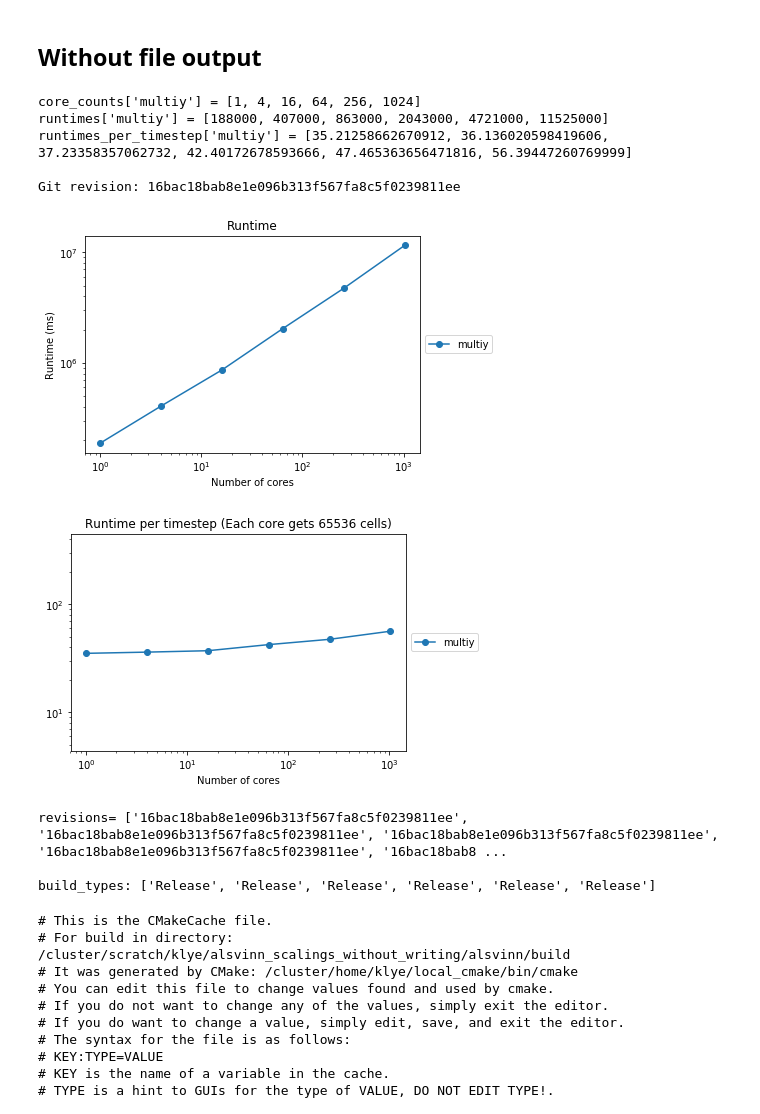
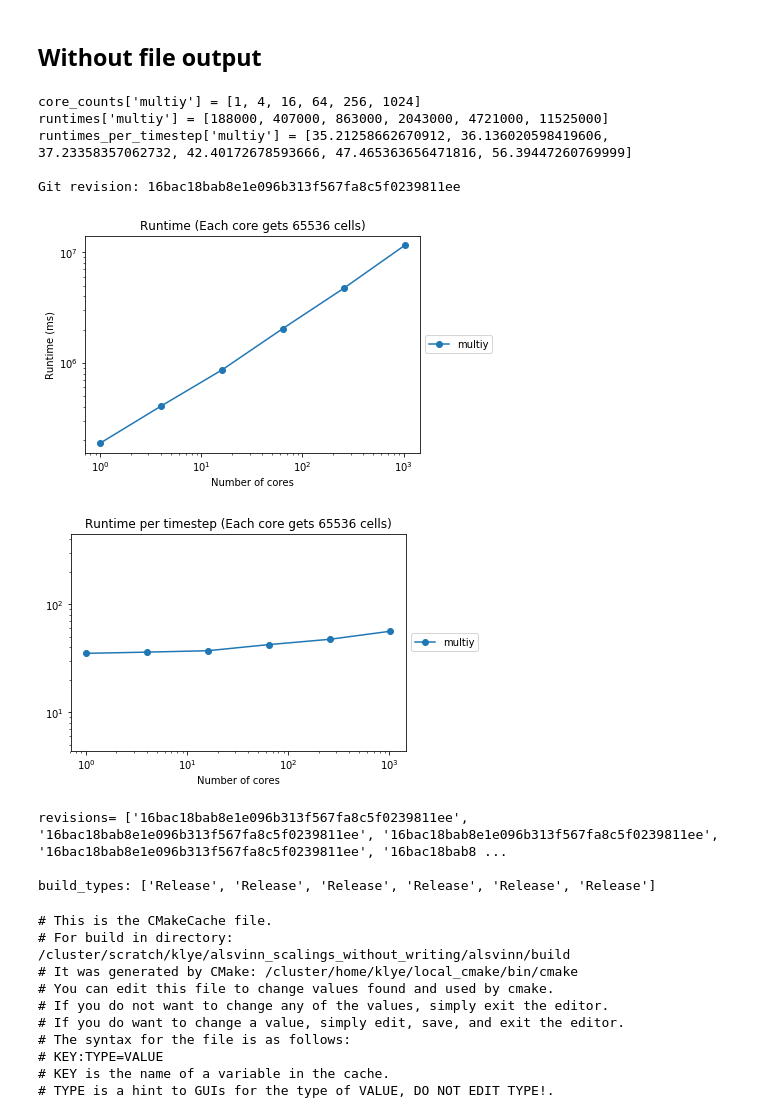
Before and after one commit to kjetil-lye/alsvinn_scalings, a Jupyter notebook: reports/WeakScalingReport_euler_beta_without_write_20180214.ipynb, the cells around one changed output. Cells and saved outputs as stored; diff of their text form; code cells hidden in the pictures.

```diff
--- a/reports/WeakScalingReport_euler_beta_without_write_20180214.ipynb
+++ b/reports/WeakScalingReport_euler_beta_without_write_20180214.ipynb
@@ -121,7 +121,7 @@ for setup in setups:
         if len(runtimes) == 0:
             continue
         plt.figure(0)
-        plt.title("Runtime")
+        plt.title("Runtime (Each core gets %d cells)" % (resolutions[0]*resolutions[0]))
         plt.loglog(core_counts, runtimes, '-o',label=setup)
         plt.xlabel('Number of cores')
         plt.ylabel('Runtime (ms)')
@@ -133,34 +133,34 @@ for setup in setups:
         plt.title("Runtime per timestep (Each core gets %d cells)" % (resolutions[0]*resolutions[0]))
         plt.loglog(core_counts, runtimes_per_timestep, '-o',label=setup)
         plt.xlabel('Number of cores')
         plt.ylim([min(runtimes_per_timestep)/8.0, max(runtimes_per_timestep)*8.0])
         plt.title("Runtime per timestep (Each core gets %d cells)" % (resolutions[0]*resolutions[0]))
 
         ax = plt.gca()
         ax.legend(loc='center left', bbox_to_anchor=(1, 0.5))
     except Exception as e:
         errors += "Failed at {setup}\n\n Skipping.\n".format(setup=setup)
         errors += str(e) + '\n'
 
     print("core_counts['%s'] = %s" % (setup, core_counts))
     print("runtimes['%s'] = %s" % (setup, runtimes))
     print("runtimes_per_timestep['%s'] = %s" % (setup, runtimes_per_timestep))
     print("")
 try:
     print("Git revision: %s" % git_revision )
     plt.show()
     print("revisions= %s" % revisions)
     print()
     print("build_types: %s" % build_types)
 except Exception as e:
     errors += str(e) + '\n'
 # %% [output]
 core_counts['multiy'] = [1, 4, 16, 64, 256, 1024]
 runtimes['multiy'] = [188000, 407000, 863000, 2043000, 4721000, 11525000]
 runtimes_per_timestep['multiy'] = [35.21258662670912, 36.136020598419606, 37.23358357062732, 42.40172678593666, 47.465363656471816, 56.39447260769999]
 
 Git revision: 16bac18bab8e1e096b313f567fa8c5f0239811ee
-[figure, old version]
+[figure, new version]
 [figure]
 revisions= ['16bac18bab8e1e096b313f567fa8c5f0239811ee', '16bac18bab8e1e096b313f567fa8c5f0239811ee', '16bac18bab8e1e096b313f567fa8c5f0239811ee', '16bac18bab8e1e096b313f567fa8c5f0239811ee', '16bac18bab8 ...
 
```
